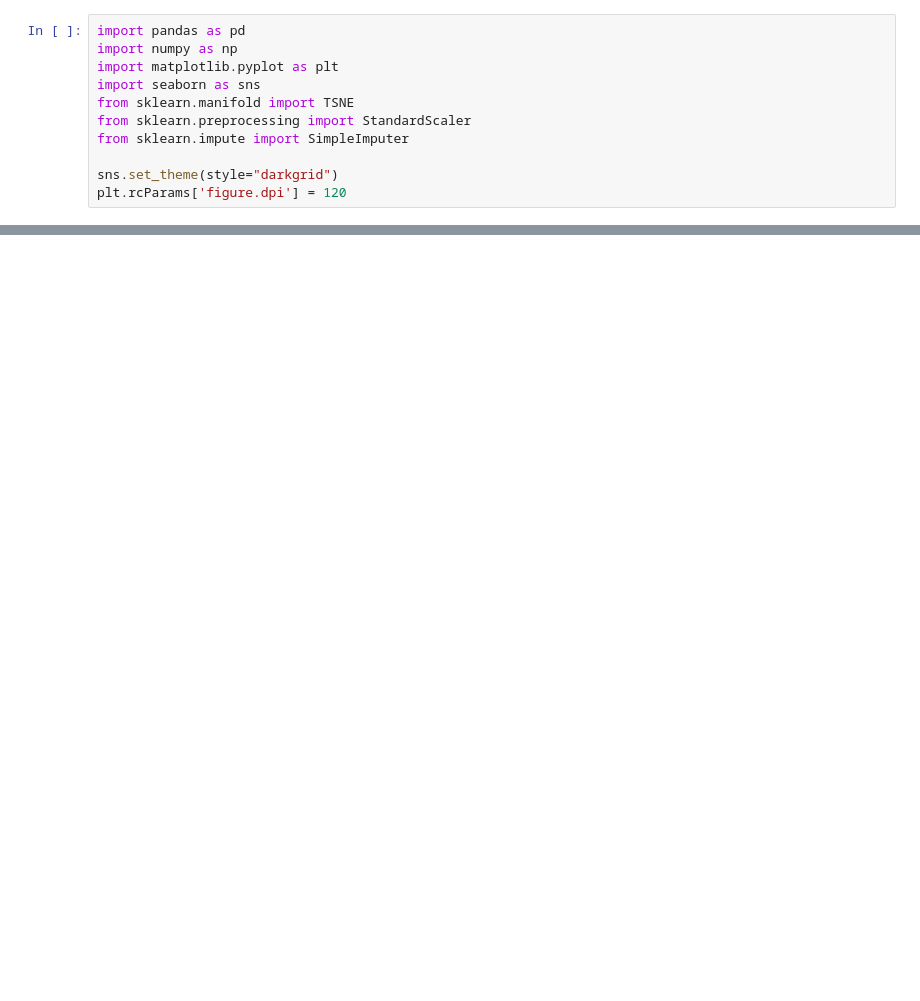
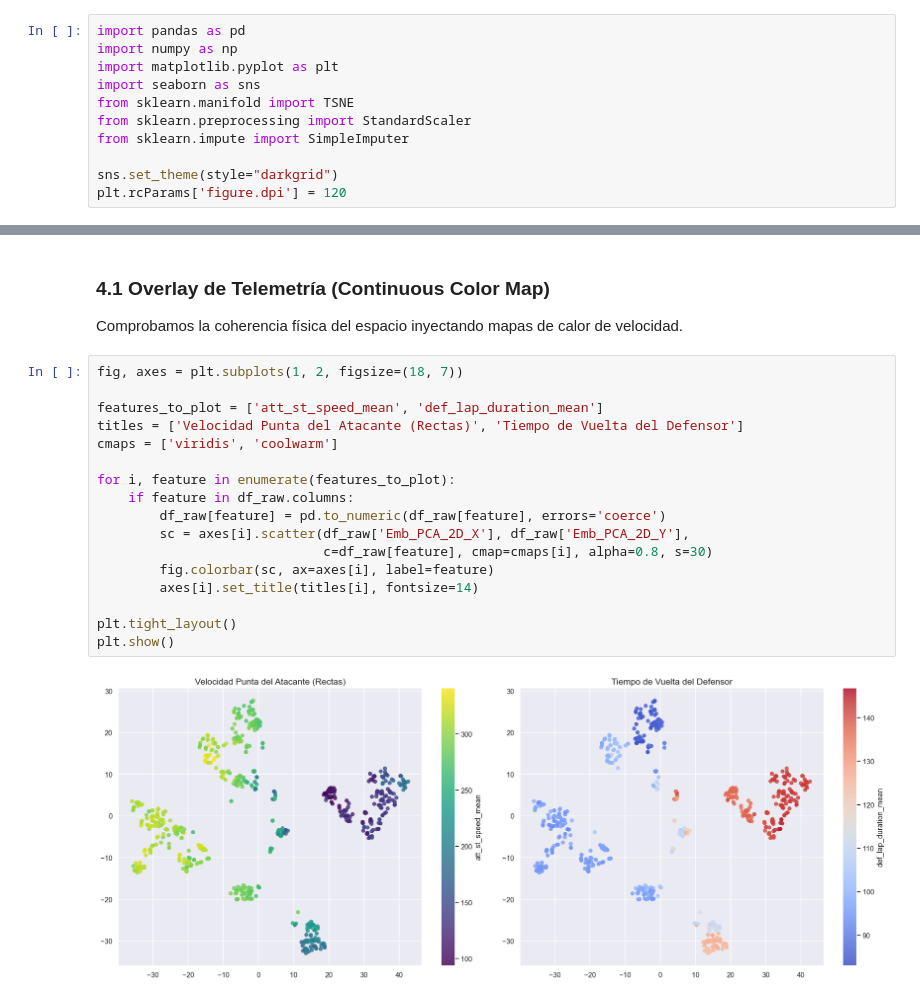
Before and after one commit to Machiz/F1-data-project, a Jupyter notebook: project/notebooks/dimensionality reduction/tSNE_Embeddings_Manifold_Learning.ipynb, the cells around one changed output, grey strips where cells are left out. Saved outputs shown, nothing was run; the diff lists cells and outputs as text; blank space fills up the shorter version.

```diff
--- a/project/notebooks/dimensionality reduction/tSNE_Embeddings_Manifold_Learning.ipynb
+++ b/project/notebooks/dimensionality reduction/tSNE_Embeddings_Manifold_Learning.ipynb
@@ -139,0 +127,22 @@ Un embedding 3D reduce el apelotonamiento (crowding problem) permitiendo desenre
+# %% [markdown]
+### 4.1 Overlay de Telemetría (Continuous Color Map)
+Comprobamos la coherencia física del espacio inyectando mapas de calor de velocidad.
+# %%
+fig, axes = plt.subplots(1, 2, figsize=(18, 7))
+
+features_to_plot = ['att_st_speed_mean', 'def_lap_duration_mean']
+titles = ['Velocidad Punta del Atacante (Rectas)', 'Tiempo de Vuelta del Defensor']
+cmaps = ['viridis', 'coolwarm']
+
+for i, feature in enumerate(features_to_plot):
+    if feature in df_raw.columns:
+        df_raw[feature] = pd.to_numeric(df_raw[feature], errors='coerce')
+        sc = axes[i].scatter(df_raw['Emb_PCA_2D_X'], df_raw['Emb_PCA_2D_Y'],
+                             c=df_raw[feature], cmap=cmaps[i], alpha=0.8, s=30)
+        fig.colorbar(sc, ax=axes[i], label=feature)
+        axes[i].set_title(titles[i], fontsize=14)
+
+plt.tight_layout()
+plt.show()
+# %% [output]
+[figure, added]
```
Also changed, not shown: parts of 25 cells of this notebook, 2 other files.
